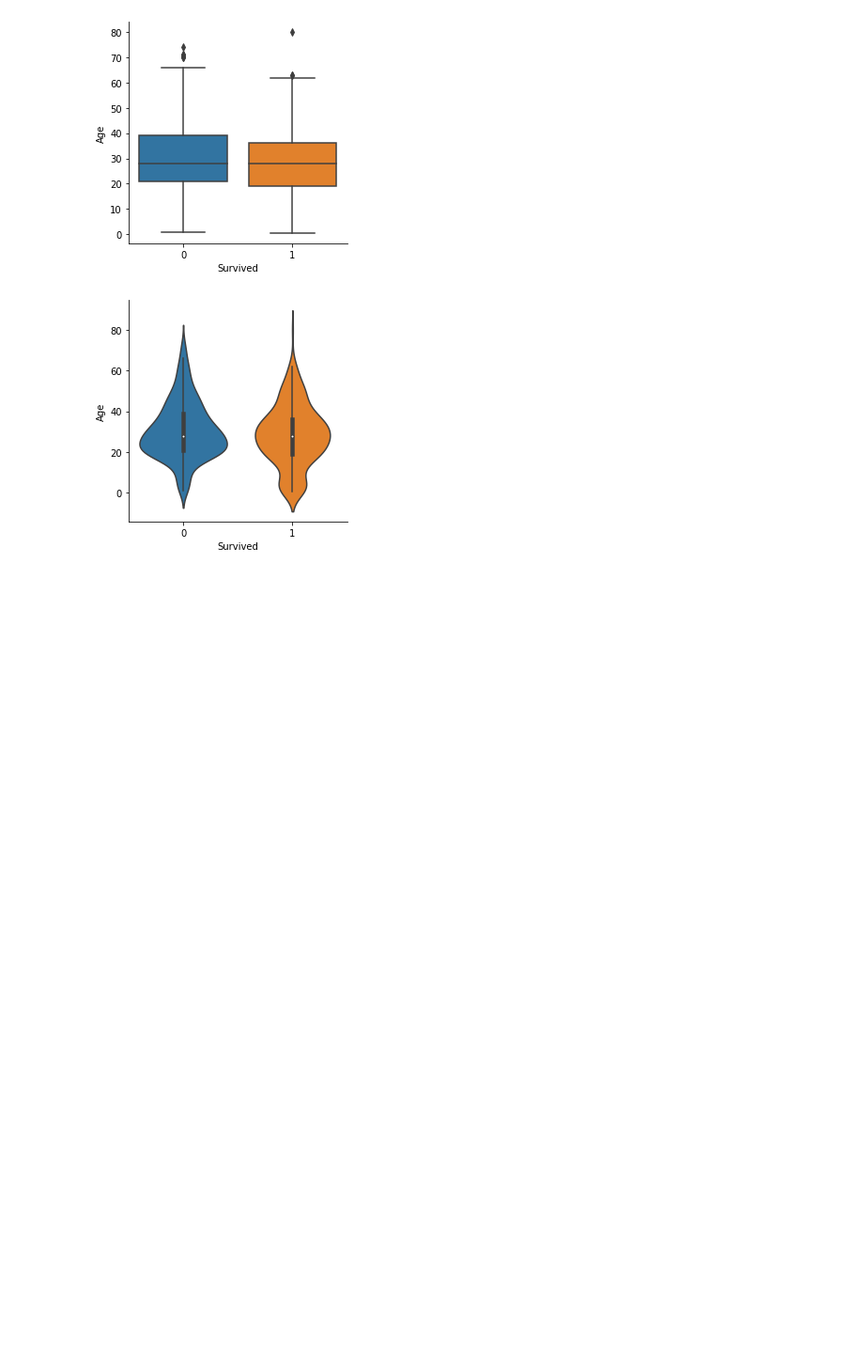
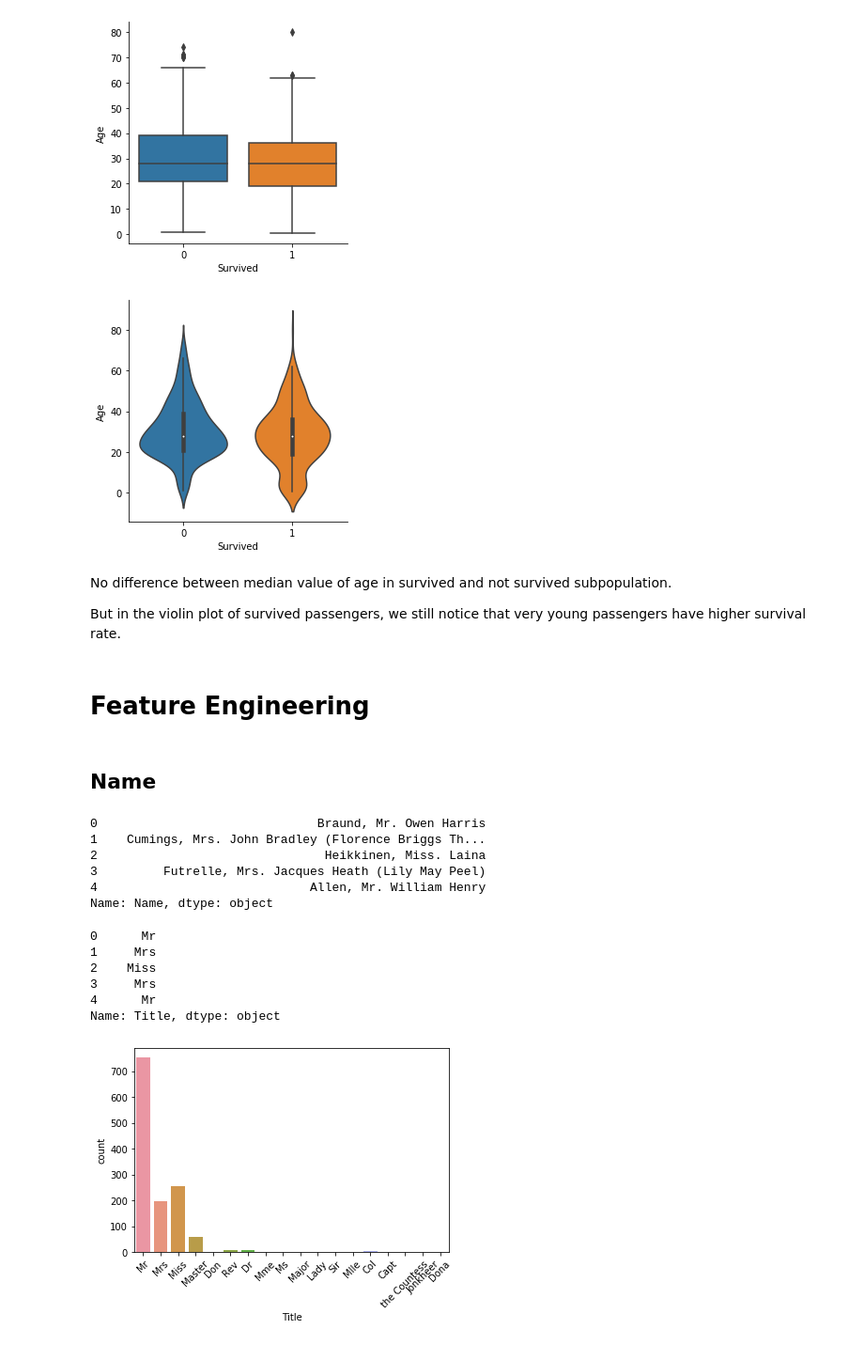
Before and after one commit to amritvirsinghx/Titanic-Machine-Learning-from-Disaster, a Jupyter notebook: advance_modelling_techniques.ipynb, the cells around one changed output. Shown: that part at 94% size. Saved outputs shown, nothing was run; the diff lists cells and outputs as text; code cells hidden in the pictures; blank space fills up the shorter version.

```diff
--- a/advance_modelling_techniques.ipynb
+++ b/advance_modelling_techniques.ipynb
@@ -428,3 +432,37 @@ g = sns.catplot(x="Survived", y = "Age",data = train, kind="violin",height=4)
 # %% [output]
 [figure]
 [figure]
+# %% [markdown]
+No difference between median value of age in survived and not survived subpopulation.
+
+But in the violin plot of survived passengers, we still notice that very young passengers have higher survival rate.
+# %% [markdown]
+# Feature Engineering
+# %% [markdown]
+## Name
+# %%
+dataset["Name"].head()
+# %% [output]
+0                              Braund, Mr. Owen Harris
+1    Cumings, Mrs. John Bradley (Florence Briggs Th...
+2                               Heikkinen, Miss. Laina
+3         Futrelle, Mrs. Jacques Heath (Lily May Peel)
+4                             Allen, Mr. William Henry
+Name: Name, dtype: object
+# %%
+# Get Title from Name
+dataset_title = [i.split(",")[1].split(".")[0].strip() for i in dataset["Name"]]
+dataset["Title"] = pd.Series(dataset_title)
+dataset["Title"].head()
+# %% [output]
+0      Mr
+1     Mrs
+2    Miss
+3     Mrs
+4      Mr
+Name: Title, dtype: object
+# %%
+g = sns.countplot(x="Title",data=dataset)
+g = plt.setp(g.get_xticklabels(), rotation=45)
+# %% [output]
+[figure, added]
```
Also changed, not shown: parts of 50 cells of this notebook.
